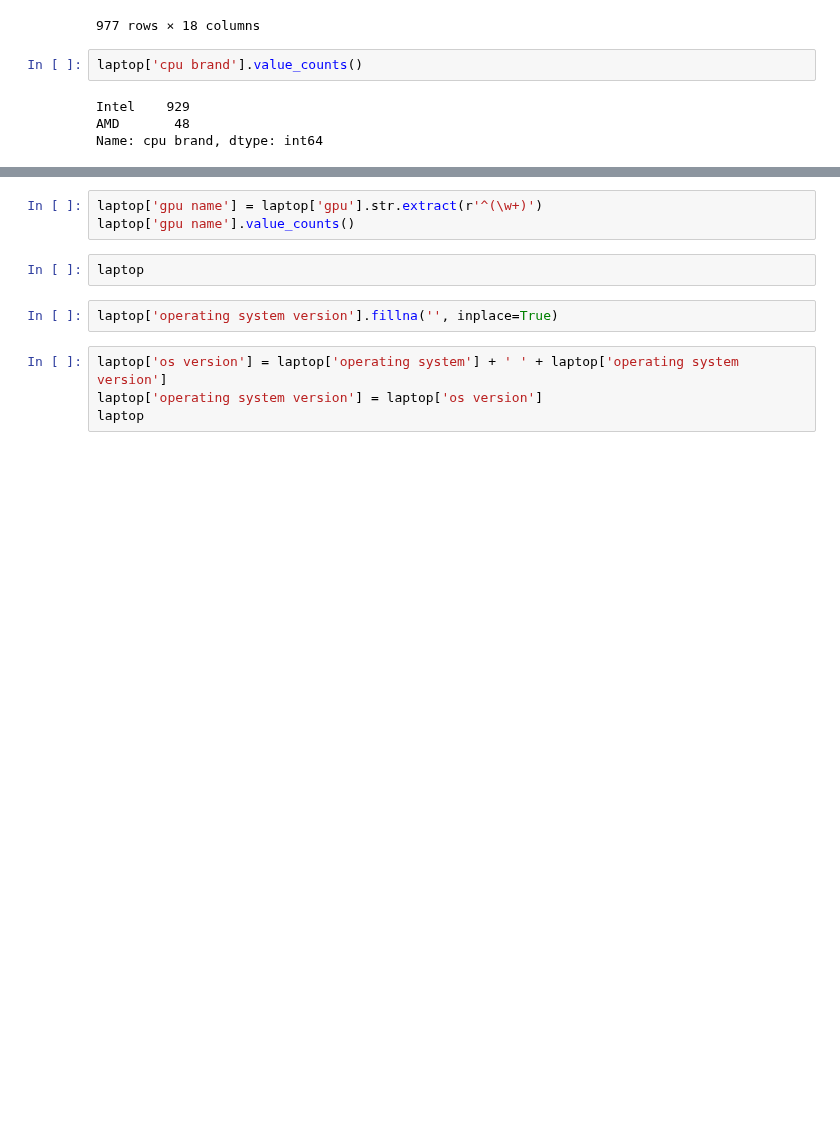
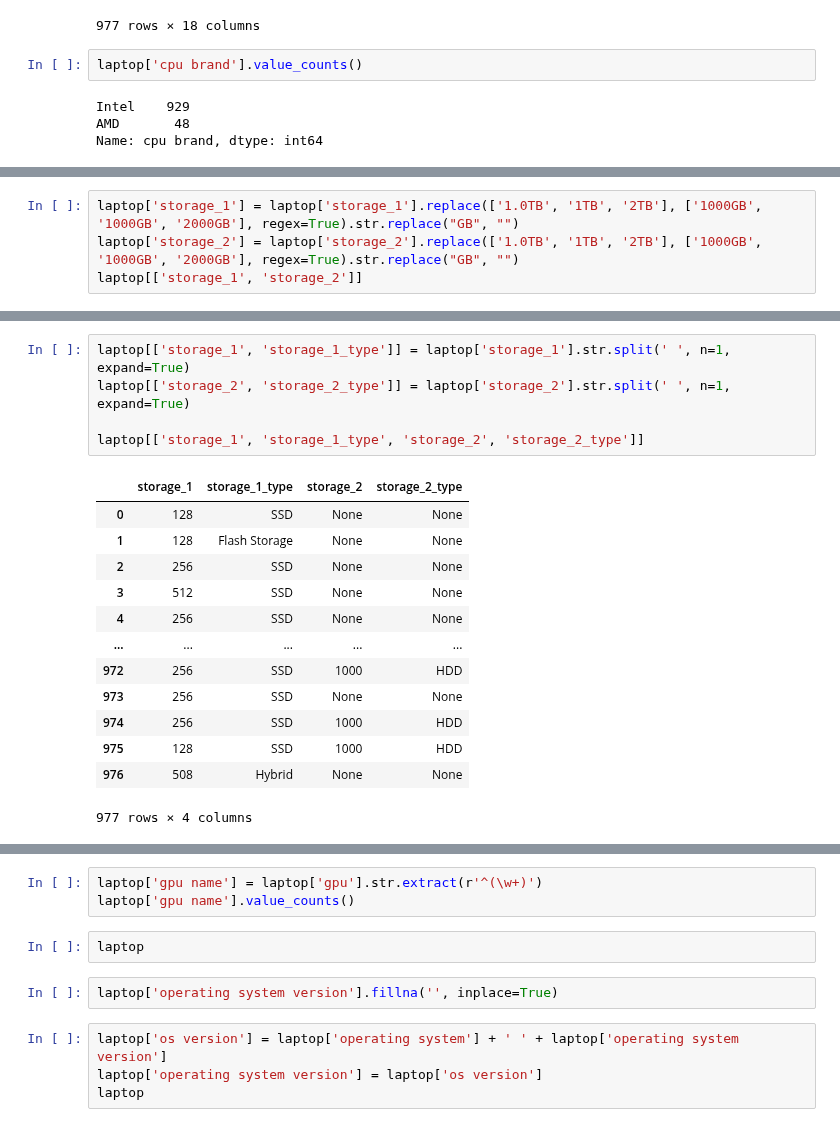
Before and after one commit to indraJuliansyahPutra/Laptop-Price, a Jupyter notebook: clean.ipynb, the cells around one changed output, grey strips where cells are left out. Saved outputs shown, nothing was run; the diff lists cells and outputs as text; blank space fills up the shorter version.

```diff
--- a/clean.ipynb
+++ b/clean.ipynb
@@ -445,0 +505,4 @@ laptop
+# %%
+laptop['storage_1'] = laptop['storage_1'].replace(['1.0TB', '1TB', '2TB'], ['1000GB', '1000GB', '2000GB'], regex=True).str.replace("GB", "")
+laptop['storage_2'] = laptop['storage_2'].replace(['1.0TB', '1TB', '2TB'], ['1000GB', '1000GB', '2000GB'], regex=True).str.replace("GB", "")
+laptop[['storage_1', 'storage_2']]
@@ -446 +523,20 @@ laptop
+# %%
+laptop[['storage_1', 'storage_1_type']] = laptop['storage_1'].str.split(' ', n=1, expand=True)
+laptop[['storage_2', 'storage_2_type']] = laptop['storage_2'].str.split(' ', n=1, expand=True)
+
+laptop[['storage_1', 'storage_1_type', 'storage_2', 'storage_2_type']]
+# %% [output]
+|  | storage_1 | storage_1_type | storage_2 | storage_2_type |
+| 0 | 128 | SSD | None | None |
+| 1 | 128 | Flash Storage | None | None |
+| 2 | 256 | SSD | None | None |
+| 3 | 512 | SSD | None | None |
+| 4 | 256 | SSD | None | None |
+| ... | ... | ... | ... | ... |
+| 972 | 256 | SSD | 1000 | HDD |
+| 973 | 256 | SSD | None | None |
+| 974 | 256 | SSD | 1000 | HDD |
+| 975 | 128 | SSD | 1000 | HDD |
+| 976 | 508 | Hybrid | None | None |
+977 rows × 4 columns
 # %%
```
Also changed, not shown: parts of 15 cells of this notebook.
